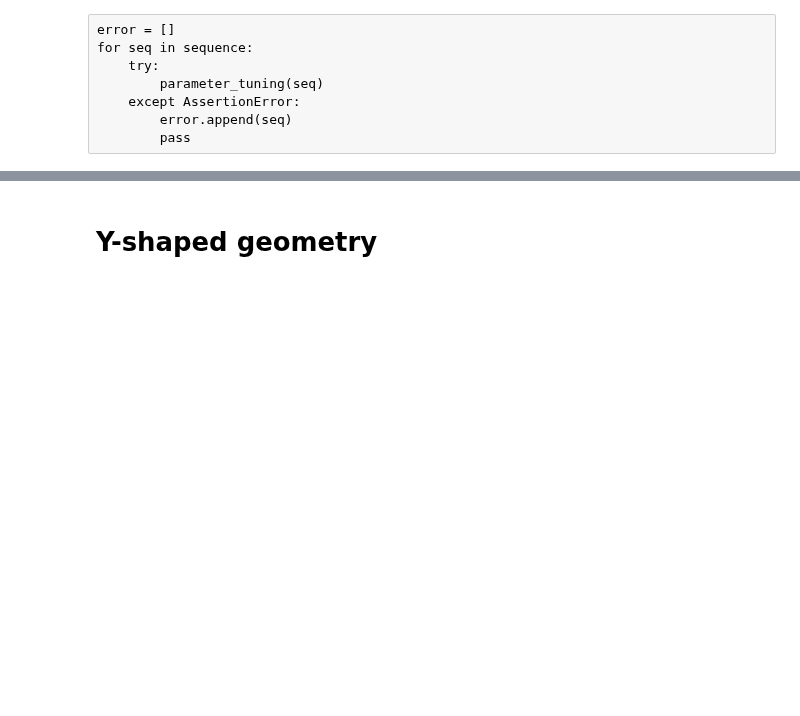
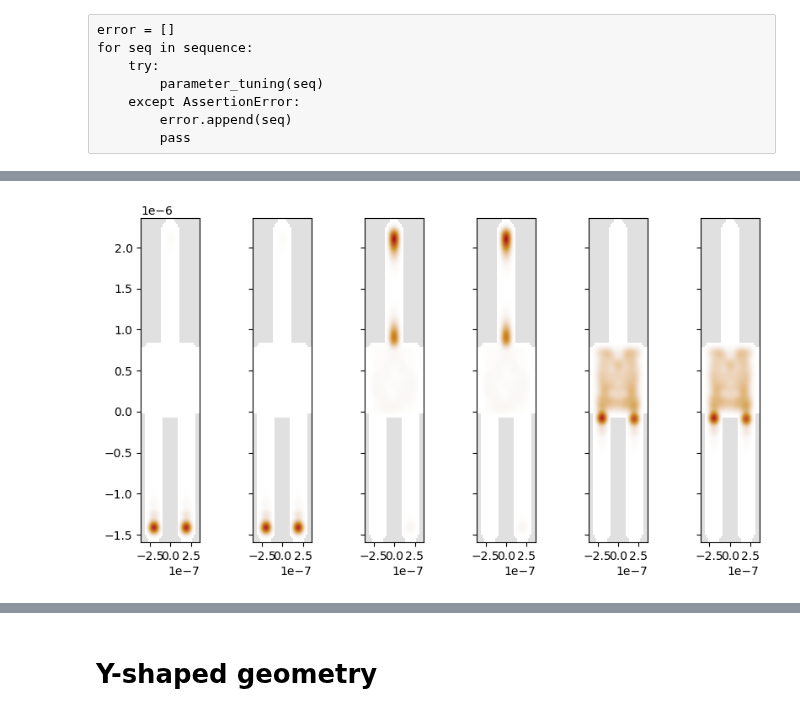
Before and after one commit to Satin21/Trijunction, a Jupyter notebook: analysis/Y.ipynb, the cells around one changed output, grey strips where cells are left out. Cells and saved outputs as stored; diff of their text form; code cells hidden in the pictures; blank space fills up the shorter version.

```diff
--- a/analysis/Y.ipynb
+++ b/analysis/Y.ipynb
@@ -189,0 +208,3 @@ min(Al2o3_2) - max(Al2o3)
+# %%
+mu = parameters.bands[0]
+params = parameters.junction_parameters(m_nw=[mu, mu, mu])
@@ -189,0 +238,9 @@ min(Al2o3_2) - max(Al2o3)
+# %%
+from constants import majorana_pair_indices
+pair_indices = majorana_pair_indices['left-right'].copy()
+
+pair_indices.append(list(set(range(3)) - set(pair_indices))[0])
+shuffle = pair_indices + [-3, -2, -1]
+desired_order = np.array(list(range(2, 5)) + list(range(2)) + [5])[shuffle]
+
+reference_wave_functions = optimize.mlwf[desired_order]
@@ -189,0 +259,26 @@ min(Al2o3_2) - max(Al2o3)
+# %%
+from utils import eigsh
+import scipy.sparse.linalg as sla
+energies, wave_functions = sla.eigsh(numerical_hamiltonian.tocsc(),
+                                   len(reference_wave_functions),
+                                   sigma=0,
+                                   return_eigenvectors=True
+                                  )
+
+# energies, wave_functions = eigsh(
+#     numerical_hamiltonian.tocsc(),
+#     len(reference_wave_functions),
+#     sigma=0,
+#     return_eigenvectors=True,
+# )
+
+fig, ax = plt.subplots(1, len(wave_functions.T), figsize = (10, 5), sharey= True)
+
+density = kwant.operator.Density(optimize.trijunction, np.eye(4))
+for i, vec in enumerate(wave_functions.T):
+    kwant.plotter.density(optimize.trijunction,
+                          density(vec),
+                          ax = ax[i]
+                         );
+# %% [output]
+[figure, added]
```
Also changed, not shown: parts of 53 cells of this notebook, 9 other files.
